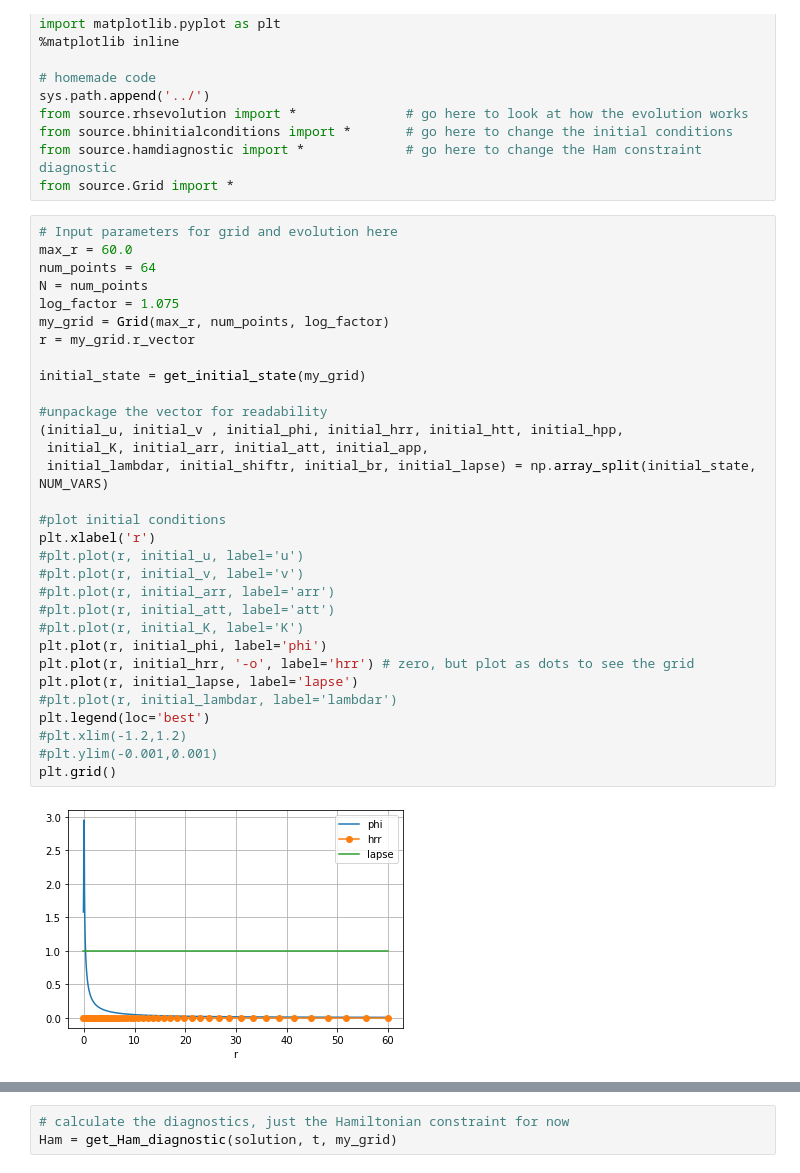
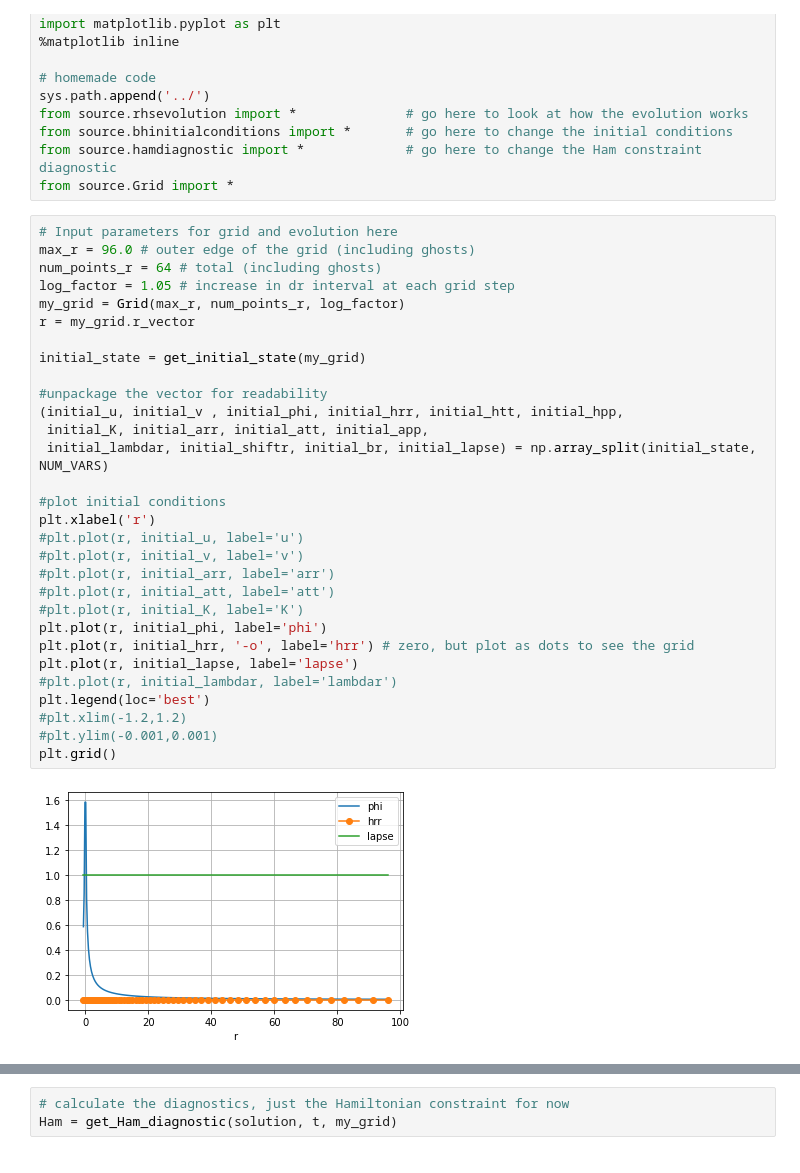
Before and after one commit to GRTLCollaboration/engrenage, a Jupyter notebook: examples/BHEvolution.ipynb, the cells around one changed output, grey strips where cells are left out. Drawn from its saved outputs; the diff is of its cells as text.

```diff
--- a/examples/BHEvolution.ipynb
+++ b/examples/BHEvolution.ipynb
@@ -27,37 +27,36 @@ from source.hamdiagnostic import *             # go here to change the Ham const
 from source.Grid import *
 # %%
 # Input parameters for grid and evolution here
-max_r = 60.0
-num_points = 64
-N = num_points
-log_factor = 1.075
-my_grid = Grid(max_r, num_points, log_factor)
+max_r = 96.0 # outer edge of the grid (including ghosts)
+num_points_r = 64 # total (including ghosts)
+log_factor = 1.05 # increase in dr interval at each grid step
+my_grid = Grid(max_r, num_points_r, log_factor)
 r = my_grid.r_vector
 
 initial_state = get_initial_state(my_grid)
 
 #unpackage the vector for readability
 (initial_u, initial_v , initial_phi, initial_hrr, initial_htt, initial_hpp,
  initial_K, initial_arr, initial_att, initial_app,
  initial_lambdar, initial_shiftr, initial_br, initial_lapse) = np.array_split(initial_state, NUM_VARS)
 
 #plot initial conditions
 plt.xlabel('r')
 #plt.plot(r, initial_u, label='u')
 #plt.plot(r, initial_v, label='v')
 #plt.plot(r, initial_arr, label='arr')
 #plt.plot(r, initial_att, label='att')
 #plt.plot(r, initial_K, label='K')
 plt.plot(r, initial_phi, label='phi')
 plt.plot(r, initial_hrr, '-o', label='hrr') # zero, but plot as dots to see the grid
 plt.plot(r, initial_lapse, label='lapse')
 #plt.plot(r, initial_lambdar, label='lambdar')
 plt.legend(loc='best')
 #plt.xlim(-1.2,1.2)
 #plt.ylim(-0.001,0.001)
 plt.grid()
 # %% [output]
-[figure, old version]
+[figure, new version]
 # %%
 # check the Hamiltonian constraint initially satisfied
 Ham = get_Ham_diagnostic(initial_state, np.array([0]), my_grid)
```
Also changed, not shown: parts of 5 cells of this notebook, 10 other files.
